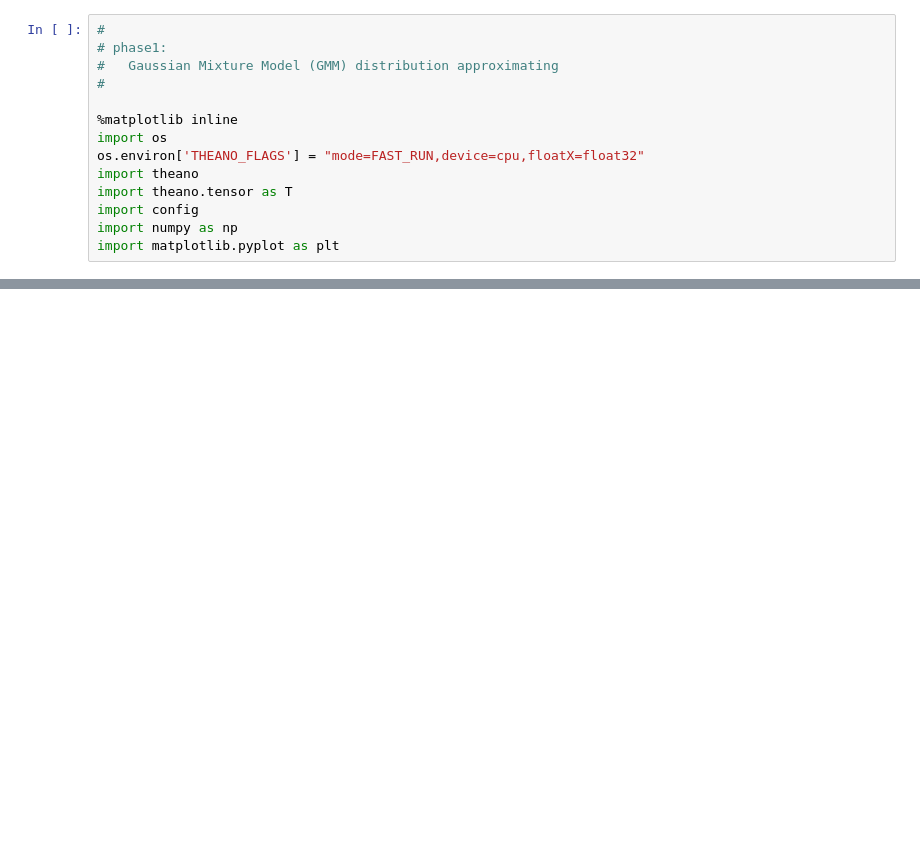
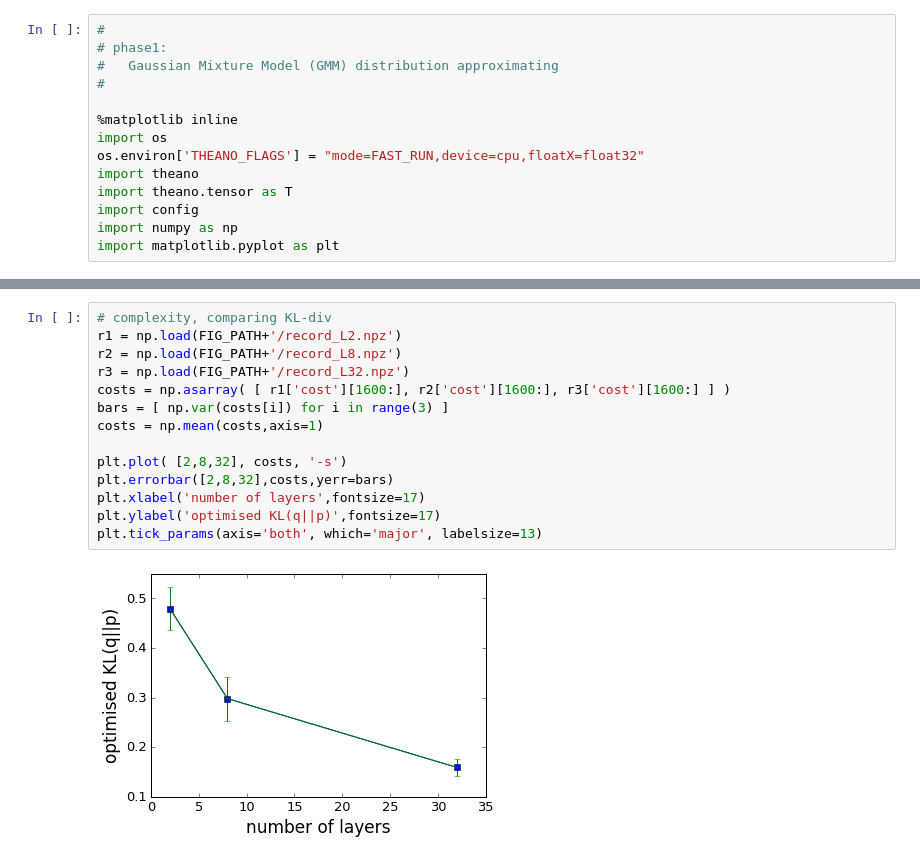
Before and after one commit to AndyZhang17/iaf2, a Jupyter notebook: phase1.ipynb, the cells around one changed output, grey strips where cells are left out. Drawn from its saved outputs; the diff is of its cells as text; blank space fills up the shorter version.

```diff
--- a/phase1.ipynb
+++ b/phase1.ipynb
@@ -103,0 +171,16 @@ print np.mean(zs,axis=0)
+# %%
+# complexity, comparing KL-div
+r1 = np.load(FIG_PATH+'/record_L2.npz')
+r2 = np.load(FIG_PATH+'/record_L8.npz')
+r3 = np.load(FIG_PATH+'/record_L32.npz')
+costs = np.asarray( [ r1['cost'][1600:], r2['cost'][1600:], r3['cost'][1600:] ] )
+bars = [ np.var(costs[i]) for i in range(3) ]
+costs = np.mean(costs,axis=1)
+
+plt.plot( [2,8,32], costs, '-s')
+plt.errorbar([2,8,32],costs,yerr=bars)
+plt.xlabel('number of layers',fontsize=17)
+plt.ylabel('optimised KL(q||p)',fontsize=17)
+plt.tick_params(axis='both', which='major', labelsize=13)
+# %% [output]
+[figure, added]
```
Also changed, not shown: parts of 13 cells of this notebook, 9 other files.
